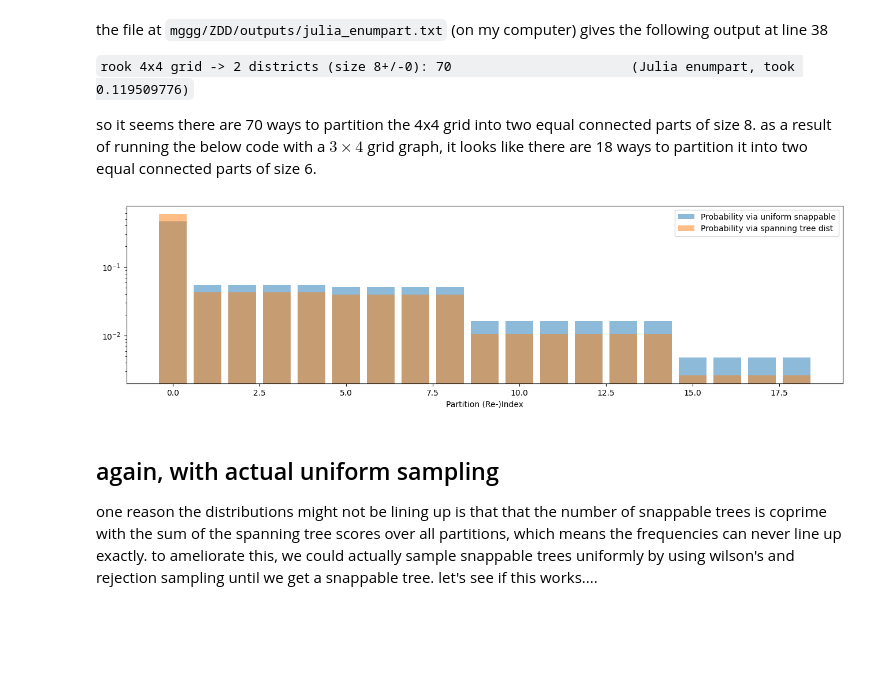
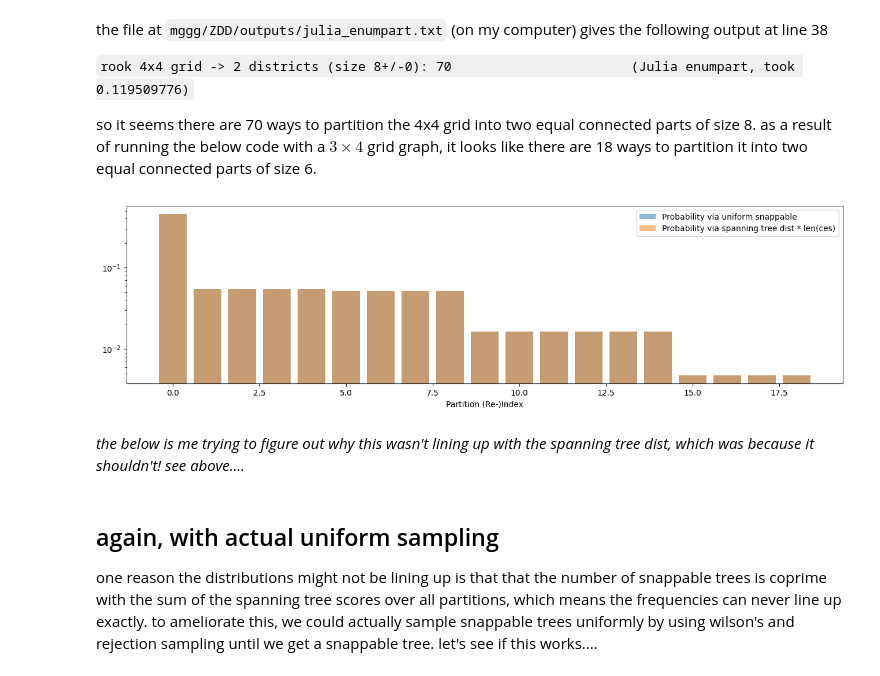
Before and after one commit to gabeschoenbach/snappable, a Jupyter notebook: snappables_to_partitions.ipynb, the cells around one changed output. Saved outputs shown, nothing was run; the diff lists cells and outputs as text; code cells hidden in the pictures; blank space fills up the shorter version.

Commit message:
figure out right distribution!

```diff
--- a/snappables_to_partitions.ipynb
+++ b/snappables_to_partitions.ipynb
@@ -18,10 +18,14 @@ import tree_utils as tu
 import matplotlib.pyplot as plt
 from tree_partition import sample_uniform_partition_of_tree
 # %%
-def get_sp_score(g, partition):
+def get_sp_scores(g, partition):
     prod = 1
-    for part in partition:
-        subgraph = g.subgraph(part)
+    subgraphs = [g.subgraph(part) for part in partition]
+    for subgraph in subgraphs:
         NST = tu.find_NST(subgraph)
         prod *= NST
-    return prod
+    cut_edges = []
+    for e in g.edges:
+        if e not in subgraphs[0].edges and e not in subgraphs[1].edges:
+            cut_edges.append(e)
+    return (prod, prod * len(cut_edges))
@@ -50,10 +58,10 @@ for tree in tqdm(all_trees):
         tree.nodes[n]['pop'] = 1
     partition, num_balance_edges = sample_uniform_partition_of_tree(tree, 2, part_size, part_size, "pop")
     if num_balance_edges:
-        sp_score = get_sp_score(g, partition)
+        sp_score, sp_ce_score = get_sp_scores(g, partition)
         for part in partition:
             if (0,0) in part:
-                all_snappables.append((tree, set(part), sp_score))
+                all_snappables.append((tree, set(part), sp_score, sp_ce_score))
 # %%
 all_partitions = []
 for tup in all_snappables:
@@ -82,32 +90,45 @@ partition_freqs = {reindexer(partition): 0 for partition in all_partitions}
 for tup in all_snappables:
     partition_freqs[reindexer(tup[1])] += 1 /len(all_snappables)
 
-
 partition_scores = {}
 for tup in all_snappables:
     partition = tup[1]
     if reindexer(partition) not in partition_scores:
         partition_scores[reindexer(partition)] = tup[2] / 377 # NOTE -- this comes from summing over all partition scores, needs to be recomputed if g changes
+
+partition_ce_scores = {}
+for tup in all_snappables:
+    partition = tup[1]
+    if reindexer(partition) not in partition_ce_scores:
+        partition_ce_scores[reindexer(partition)] = tup[3] / 1467 # NOTE -- this comes from summing over all partition scores, needs to be recomputed if g changes
 # %%
 fig, ax = plt.subplots(figsize=(16,4))
 
 plt.bar(x = partition_freqs.keys(),
         height = partition_freqs.values(),
         log=True,
         alpha=0.5,
         label="Probability via uniform snappable",
        )
-plt.bar(x = partition_scores.keys(),
-        height = partition_scores.values(),
+# plt.bar(x = partition_scores.keys(),
+#         height = partition_scores.values(),
+#         log=True,
+#         alpha=0.5,
+#         label="Probability via spanning tree dist",
+#        )
+plt.bar(x = partition_ce_scores.keys(),
+        height = partition_ce_scores.values(),
         log=True,
         alpha=0.5,
-        label="Probability via spanning tree dist",
+        label="Probability via spanning tree dist * len(ces)",
        )
 plt.legend()
 _ = plt.xlabel("Partition (Re-)Index")
 # plt.savefig("distributions_3x4.png", dpi=600, bbox_inches='tight')
 # %% [output]
-[figure, old version]
+[figure, new version]
+# %% [markdown]
+_the below is me trying to figure out why this wasn't lining up with the spanning tree dist, which was because it shouldn't! see above...._
 # %% [markdown]
 ## again, with actual uniform sampling
 one reason the distributions might not be lining up is that that the number of snappable trees is coprime with the sum of the spanning tree scores over all partitions, which means the frequencies can never line up exactly. to ameliorate this, we could actually sample snappable trees uniformly by using wilson's and rejection sampling until we get a snappable tree. let's see if this works....
```
Also changed, not shown: parts of 1 cell of this notebook.
